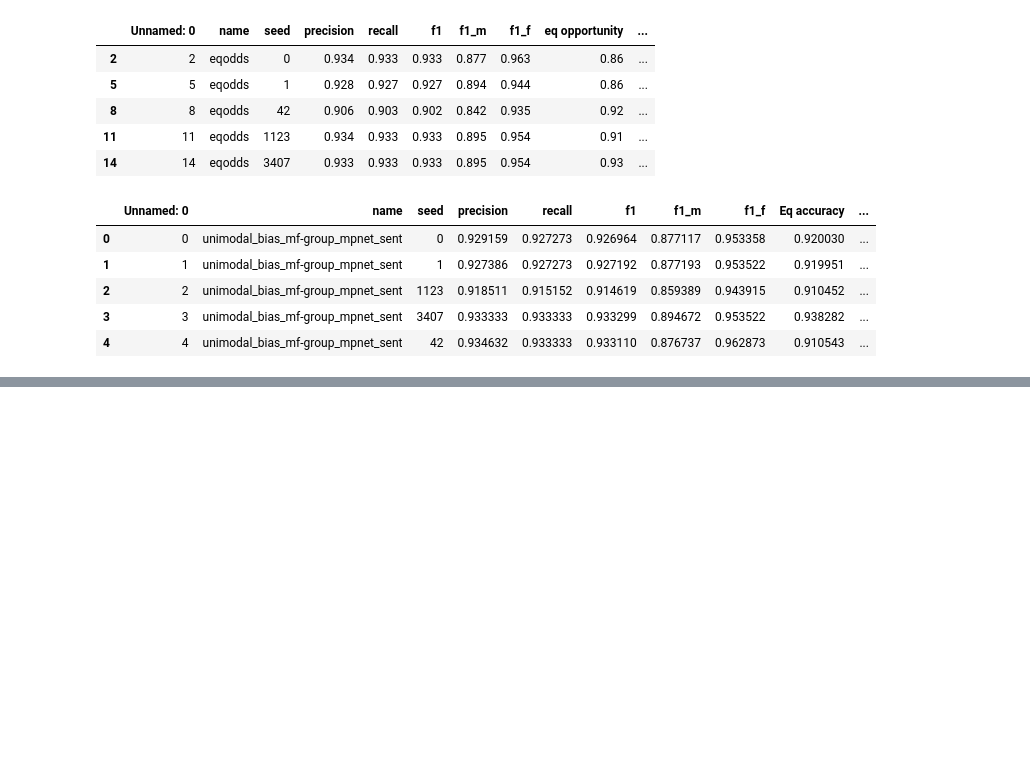
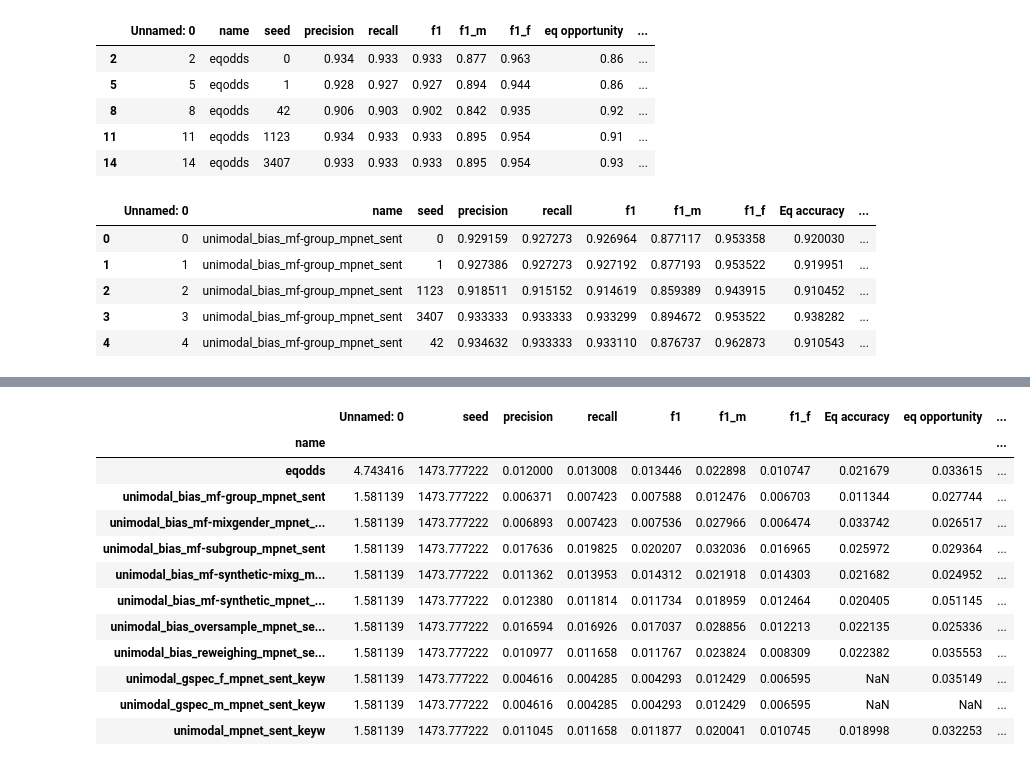
Before and after one commit to StanMey/Master_thesis_DVlog, a Jupyter notebook: notebooks/results_processing.ipynb, the cells around one changed output, grey strips where cells are left out. Cells and saved outputs as stored; diff of their text form; code cells hidden in the pictures; blank space fills up the shorter version.

```diff
--- a/notebooks/results_processing.ipynb
+++ b/notebooks/results_processing.ipynb
@@ -86,3 +102,19 @@ t-test: t-statistic = 0.2649581252053325, p-value = 0.8041352109971666;  Column:
+# %%
+df.groupby("name").std()
+# %% [output]
+|  | Unnamed: 0 | seed | precision | recall | f1 | f1_m | f1_f | Eq accuracy | eq opportunity | ... |
+| name |  |  |  |  |  |  |  |  |  | ... |
+| eqodds | 4.743416 | 1473.777222 | 0.012000 | 0.013008 | 0.013446 | 0.022898 | 0.010747 | 0.021679 | 0.033615 | ... |
+| unimodal_bias_mf-group_mpnet_sent | 1.581139 | 1473.777222 | 0.006371 | 0.007423 | 0.007588 | 0.012476 | 0.006703 | 0.011344 | 0.027744 | ... |
+| unimodal_bias_mf-mixgender_mpnet_... | 1.581139 | 1473.777222 | 0.006893 | 0.007423 | 0.007536 | 0.027966 | 0.006474 | 0.033742 | 0.026517 | ... |
+| unimodal_bias_mf-subgroup_mpnet_sent | 1.581139 | 1473.777222 | 0.017636 | 0.019825 | 0.020207 | 0.032036 | 0.016965 | 0.025972 | 0.029364 | ... |
+| unimodal_bias_mf-synthetic-mixg_m... | 1.581139 | 1473.777222 | 0.011362 | 0.013953 | 0.014312 | 0.021918 | 0.014303 | 0.021682 | 0.024952 | ... |
+| unimodal_bias_mf-synthetic_mpnet_... | 1.581139 | 1473.777222 | 0.012380 | 0.011814 | 0.011734 | 0.018959 | 0.012464 | 0.020405 | 0.051145 | ... |
+| unimodal_bias_oversample_mpnet_se... | 1.581139 | 1473.777222 | 0.016594 | 0.016926 | 0.017037 | 0.028856 | 0.012213 | 0.022135 | 0.025336 | ... |
+| unimodal_bias_reweighing_mpnet_se... | 1.581139 | 1473.777222 | 0.010977 | 0.011658 | 0.011767 | 0.023824 | 0.008309 | 0.022382 | 0.035553 | ... |
+| unimodal_gspec_f_mpnet_sent_keyw | 1.581139 | 1473.777222 | 0.004616 | 0.004285 | 0.004293 | 0.012429 | 0.006595 | NaN | 0.035149 | ... |
+| unimodal_gspec_m_mpnet_sent_keyw | 1.581139 | 1473.777222 | 0.004616 | 0.004285 | 0.004293 | 0.012429 | 0.006595 | NaN | NaN | ... |
+| unimodal_mpnet_sent_keyw | 1.581139 | 1473.777222 | 0.011045 | 0.011658 | 0.011877 | 0.020041 | 0.010745 | 0.018998 | 0.032253 | ... |
 # %%
 base_model = "unimodal_mpnet_sent_keyw"
 bias_models = ['unimodal_bias_oversample_mpnet_sent_keyw', 'unimodal_bias_mf-group_mpnet_sent', 'unimodal_bias_mf-mixgender_mpnet_sent', 'unimodal_bias_mf-subgroup_mpnet_sent',
```
Also changed, not shown: parts of 6 cells of this notebook, 1 other file.
